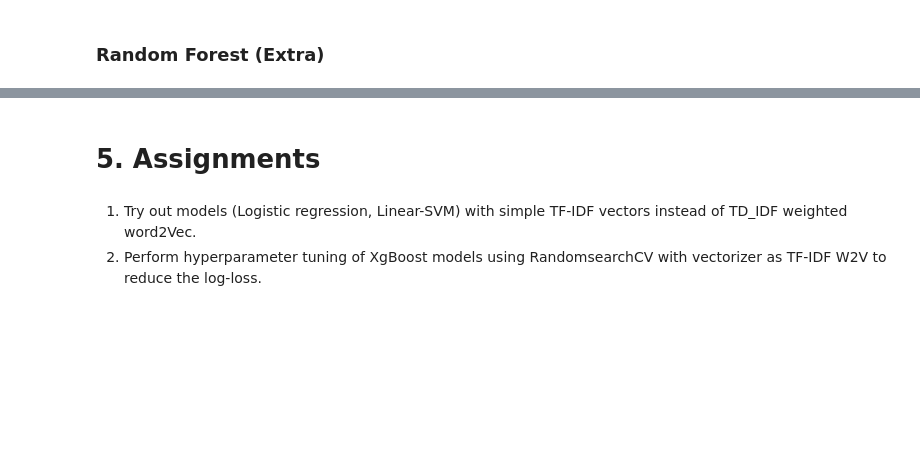
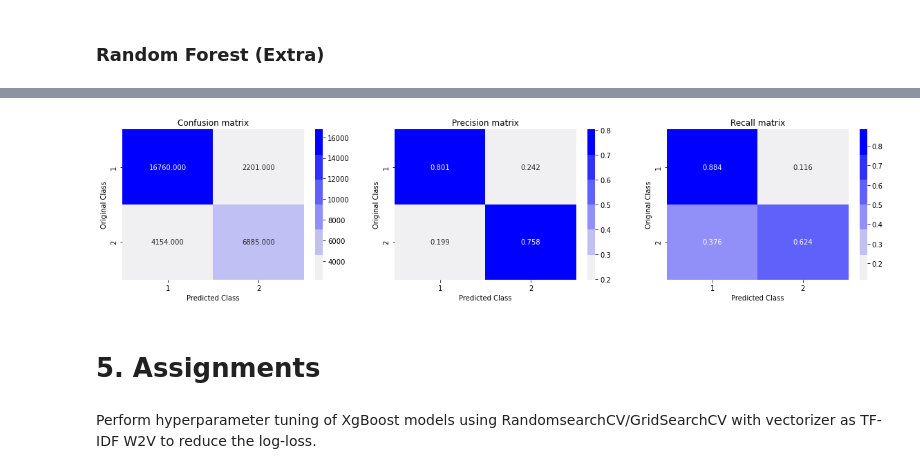
Before and after one commit to atharvabhide/Quora-Question-Pair-Similarity, a Jupyter notebook: 4_ML_models.ipynb, the cells around one changed output, grey strips where cells are left out. Cells and saved outputs as stored; diff of their text form; code cells hidden in the pictures; blank space fills up the shorter version.

```diff
--- a/4_ML_models.ipynb
+++ b/4_ML_models.ipynb
@@ -439,0 +508,2 @@ Total number of data points : 30000
+# %%
+search = RandomizedSearchCV(random_forest, params, cv=10, random_state=42)
@@ -439,0 +540,2 @@ Total number of data points : 30000
+# %%
+y_pred = random_forest.predict(X_test)
@@ -440,5 +555,8 @@ Total number of data points : 30000
+# %%
+plot_confusion_matrix(y_test, y_pred)
+# %% [output]
+[figure, added]
 # %% [markdown]
 <h1> 5. Assignments </h1>
 # %% [markdown]
-1. Try out models (Logistic regression, Linear-SVM) with simple TF-IDF vectors instead of TD_IDF weighted word2Vec.
-2. Perform hyperparameter tuning  of XgBoost models using RandomsearchCV with vectorizer as TF-IDF W2V  to reduce the log-loss.
+Perform hyperparameter tuning  of XgBoost models using RandomsearchCV/GridSearchCV with vectorizer as TF-IDF W2V  to reduce the log-loss.
```
Also changed, not shown: parts of 18 cells of this notebook, 5 other files.
